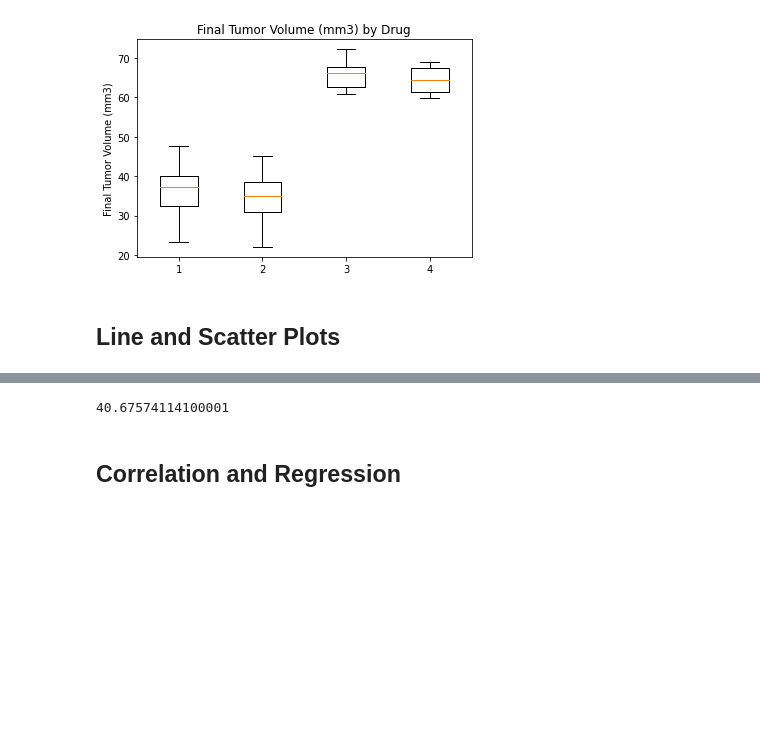
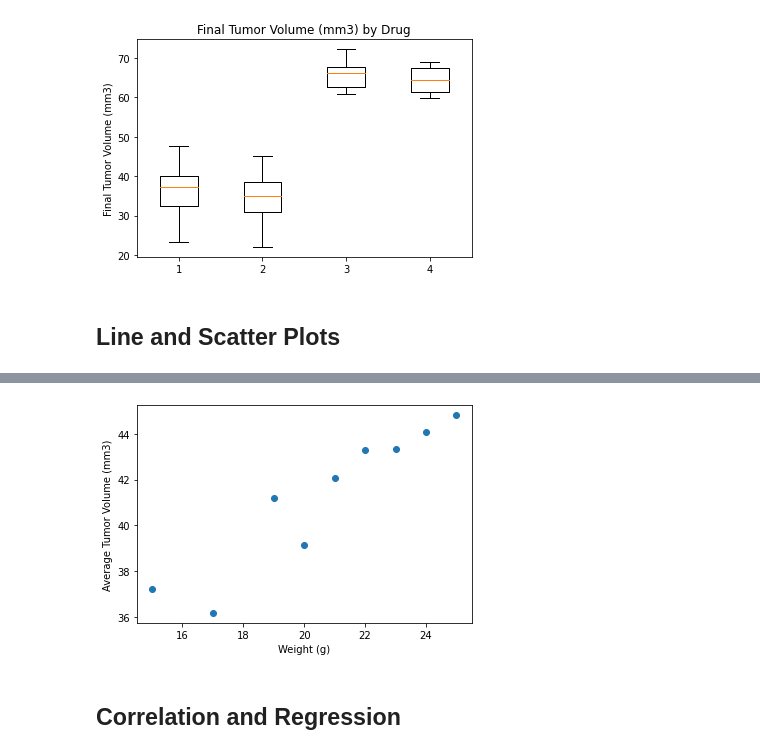
Before and after one commit to Rob397/Matplotlib--Pharma, a Jupyter notebook: pymaceuticals_starter.ipynb, the cells around one changed output, grey strips where cells are left out. Saved outputs shown, nothing was run; the diff lists cells and outputs as text; code cells hidden in the pictures; blank space fills up the shorter version.

```diff
--- a/pymaceuticals_starter.ipynb
+++ b/pymaceuticals_starter.ipynb
@@ -360,0 +419,17 @@ lines= toplot.plot.line()
+# %%
+# AVERAGE tumor volume per weight class
+
+Capomulin['Weight (g)'][17]
+
+Cap_17 = Capomulin[Capomulin["Weight (g)"] == 17].mean(numeric_only=True)['Tumor Volume (mm3)']
+Cap_15 = Capomulin[Capomulin["Weight (g)"] == 15].mean(numeric_only=True)['Tumor Volume (mm3)']
+Cap_19 = Capomulin[Capomulin["Weight (g)"] == 19].mean(numeric_only=True)['Tumor Volume (mm3)']
+Cap_20 = Capomulin[Capomulin["Weight (g)"] == 20].mean(numeric_only=True)['Tumor Volume (mm3)']
+Cap_21 = Capomulin[Capomulin["Weight (g)"] == 21].mean(numeric_only=True)['Tumor Volume (mm3)']
+Cap_22 = Capomulin[Capomulin["Weight (g)"] == 22].mean(numeric_only=True)['Tumor Volume (mm3)']
+Cap_23 = Capomulin[Capomulin["Weight (g)"] == 23].mean(numeric_only=True)['Tumor Volume (mm3)']
+Cap_24 = Capomulin[Capomulin["Weight (g)"] == 24].mean(numeric_only=True)['Tumor Volume (mm3)']
+Cap_25 = Capomulin[Capomulin["Weight (g)"] == 25].mean(numeric_only=True)['Tumor Volume (mm3)']
+
+Cap_avetumor = [Cap_15, Cap_17, Cap_19, Cap_20, Cap_21,Cap_22, Cap_23, Cap_24, Cap_25]
+Cap_avetumor
@@ -361,14 +446,15 @@ lines= toplot.plot.line()
 # %%
-# Generate a scatter plot of mouse weight versus AVERAGE tumor volume for the Capomulin regimen
+x_values = Capomulin['Weight (g)'].unique()
+y_values = Cap_avetumor
 
-x_values = Capomulin['Weight (g)']
-# y_values = Capomulin['Tumor Volume (mm3)']
+
 plt.scatter(x_values,y_values)
+
 plt.xlabel('Weight (g)')
-plt.ylabel('Tumor Volume (mm3)')
+plt.ylabel('Average Tumor Volume (mm3)')
 plt.show()
 # %% [output]
-40.67574114100001
+[figure, added]
 # %% [markdown]
 ## Correlation and Regression
 # %%
```
Also changed, not shown: parts of 6 cells of this notebook.
